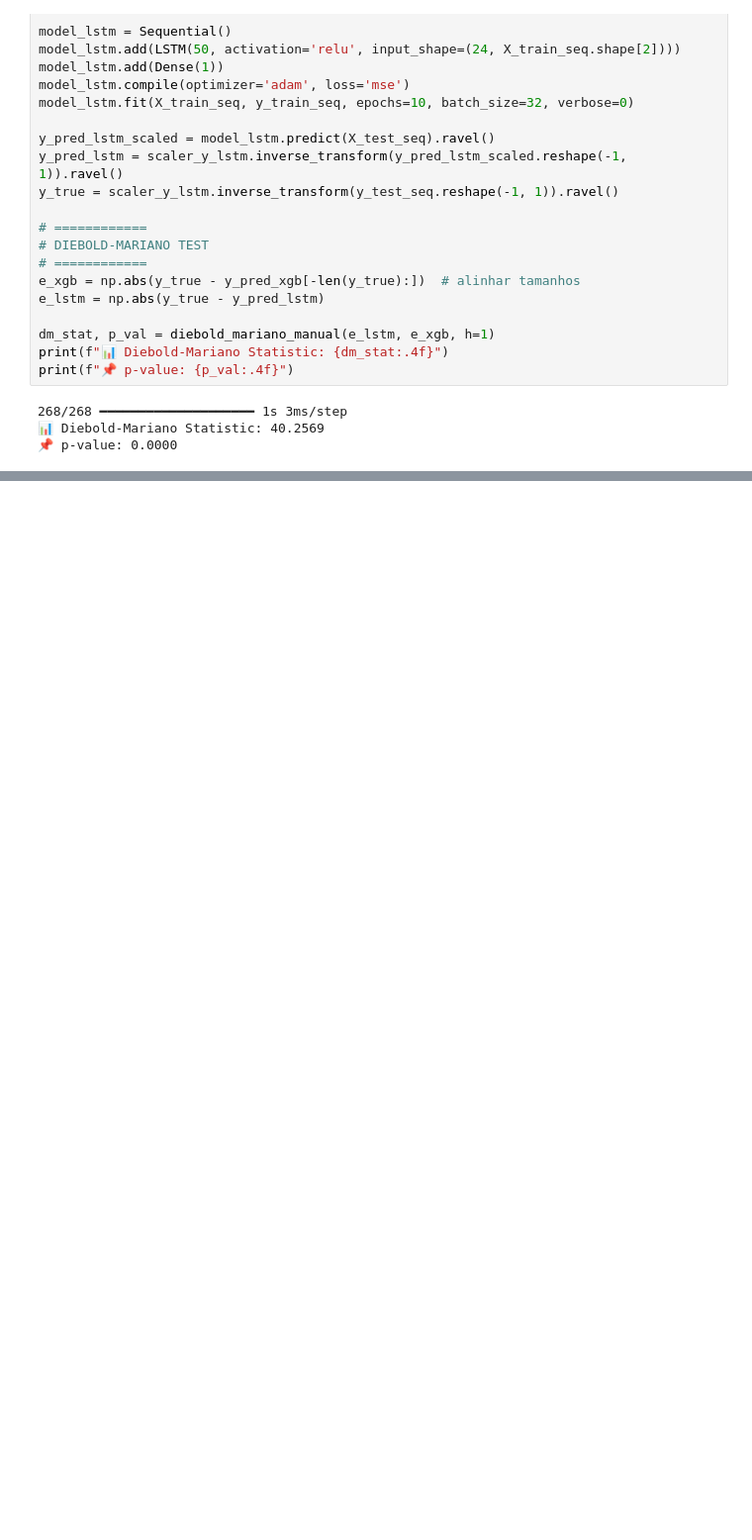
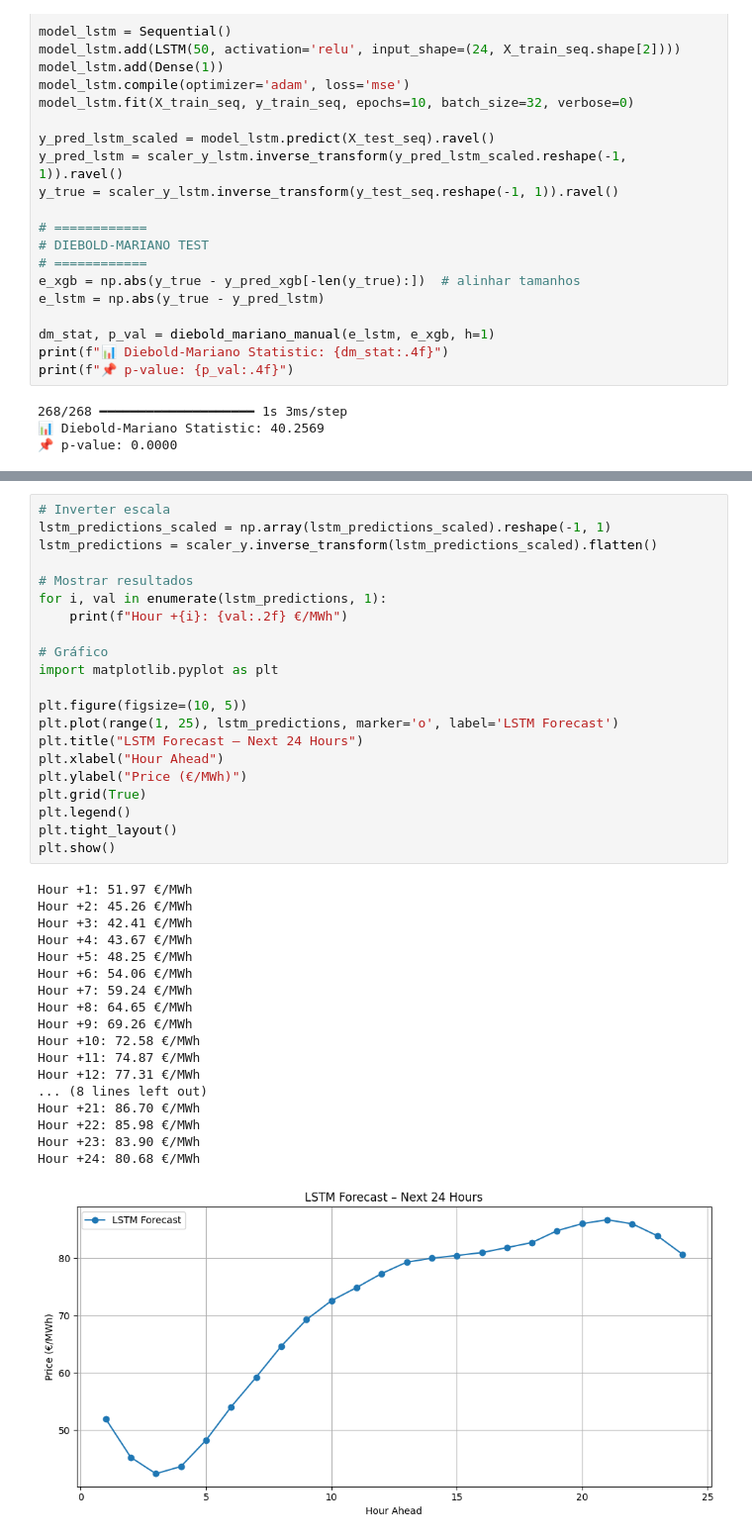
Before and after one commit to GoncaloPereira1201500/DIMEI, a Jupyter notebook: ModelsTrainingAndForecasting.ipynb, the cells around one changed output, grey strips where cells are left out. Shown at 99% size. Drawn from its saved outputs; the diff is of its cells as text; blank space fills up the shorter version.

Commit message:
Adding predictions using LSTM

```diff
--- a/ModelsTrainingAndForecasting.ipynb
+++ b/ModelsTrainingAndForecasting.ipynb
@@ -739,0 +783,40 @@ print(f"📌 p-value: {p_val:.4f}")
+# %%
+# Inverter escala
+lstm_predictions_scaled = np.array(lstm_predictions_scaled).reshape(-1, 1)
+lstm_predictions = scaler_y.inverse_transform(lstm_predictions_scaled).flatten()
+
+# Mostrar resultados
+for i, val in enumerate(lstm_predictions, 1):
+    print(f"Hour +{i}: {val:.2f} €/MWh")
+
+# Gráfico
+import matplotlib.pyplot as plt
+
+plt.figure(figsize=(10, 5))
+plt.plot(range(1, 25), lstm_predictions, marker='o', label='LSTM Forecast')
+plt.title("LSTM Forecast – Next 24 Hours")
+plt.xlabel("Hour Ahead")
+plt.ylabel("Price (€/MWh)")
+plt.grid(True)
+plt.legend()
+plt.tight_layout()
+plt.show()
+# %% [output]
+Hour +1: 51.97 €/MWh
+Hour +2: 45.26 €/MWh
+Hour +3: 42.41 €/MWh
+Hour +4: 43.67 €/MWh
+Hour +5: 48.25 €/MWh
+Hour +6: 54.06 €/MWh
+Hour +7: 59.24 €/MWh
+Hour +8: 64.65 €/MWh
+Hour +9: 69.26 €/MWh
+Hour +10: 72.58 €/MWh
+Hour +11: 74.87 €/MWh
+Hour +12: 77.31 €/MWh
+... (8 lines left out)
+Hour +21: 86.70 €/MWh
+Hour +22: 85.98 €/MWh
+Hour +23: 83.90 €/MWh
+Hour +24: 80.68 €/MWh
+[figure, added]
```
Also changed, not shown: parts of 3 cells of this notebook.
